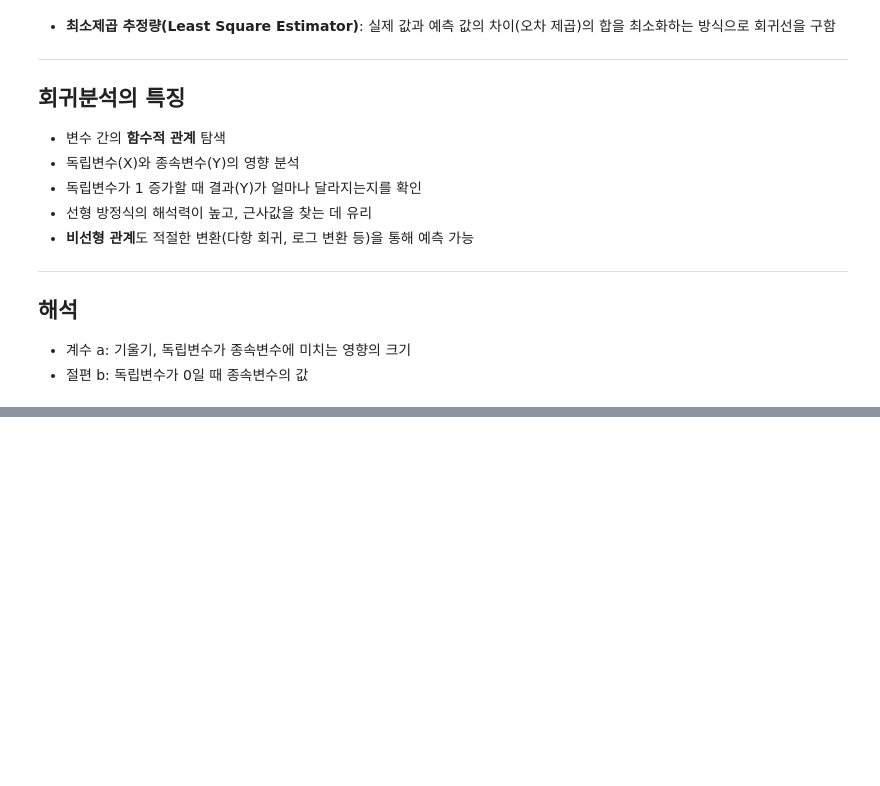
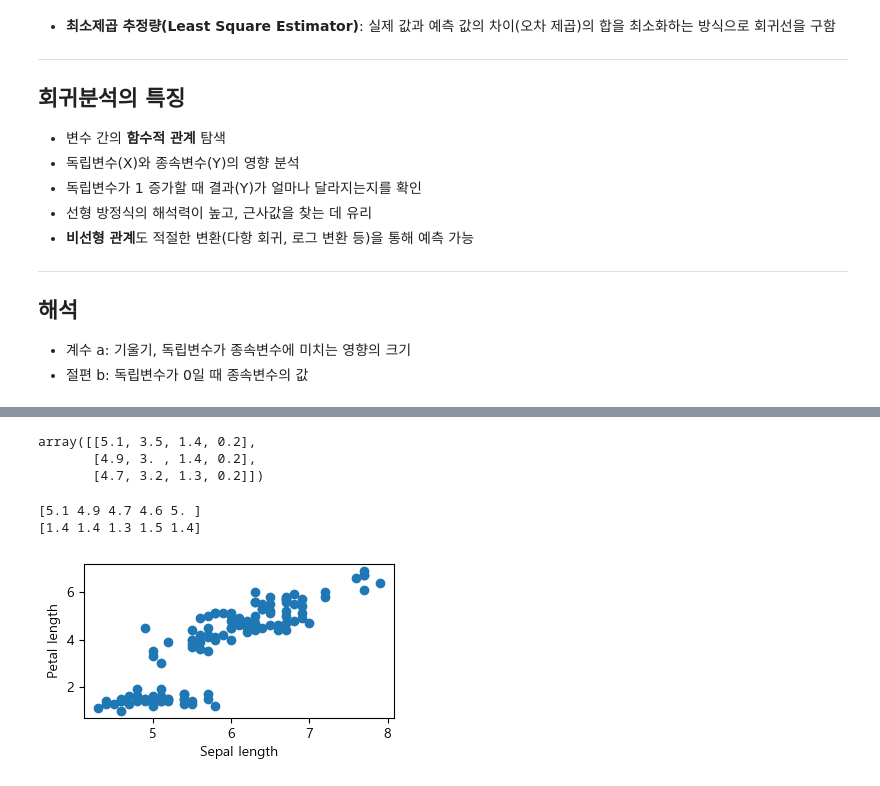
Before and after one commit to hanjaek/Data_Analysis, a Jupyter notebook: M2/5_선형회귀.ipynb, the cells around one changed output, grey strips where cells are left out. Cells and saved outputs as stored; diff of their text form; code cells hidden in the pictures; blank space fills up the shorter version.

```diff
--- a/M2/5_선형회귀.ipynb
+++ b/M2/5_선형회귀.ipynb
@@ -124,0 +267,4 @@ y = ax + b
+# %%
+from sklearn import datasets
+iris = datasets.load_iris()
+print(iris.feature_names)
@@ -124,0 +299,28 @@ y = ax + b
+# %%
+X_all = iris.data
+# %%
+X_all[:3]
+# %% [output]
+array([[5.1, 3.5, 1.4, 0.2],
+       [4.9, 3. , 1.4, 0.2],
+       [4.7, 3.2, 1.3, 0.2]])
+# %%
+## 데이터의 피처 값 축소: 전처리
+X = X_all[:, 0] # sepal Length
+y = X_all[:, 2] # petal Lenghh
+print(X[0:5])
+print(y[0:5])
+# %% [output]
+[5.1 4.9 4.7 4.6 5. ]
+[1.4 1.4 1.3 1.5 1.4]
+# %%
+# ***
+X_train, X_test, y_train, y_test = train_test_split(X, y, test_size=0.2, random_state=5)
+
+plt.figure(figsize=(4,2))
+plt.scatter(X_train, y_train, marker='o')
+plt.xlabel("Sepal length")
+plt.ylabel("Petal length")
+plt.show()
+# %% [output]
+[figure, added]
```
Also changed, not shown: parts of 22 cells of this notebook.
